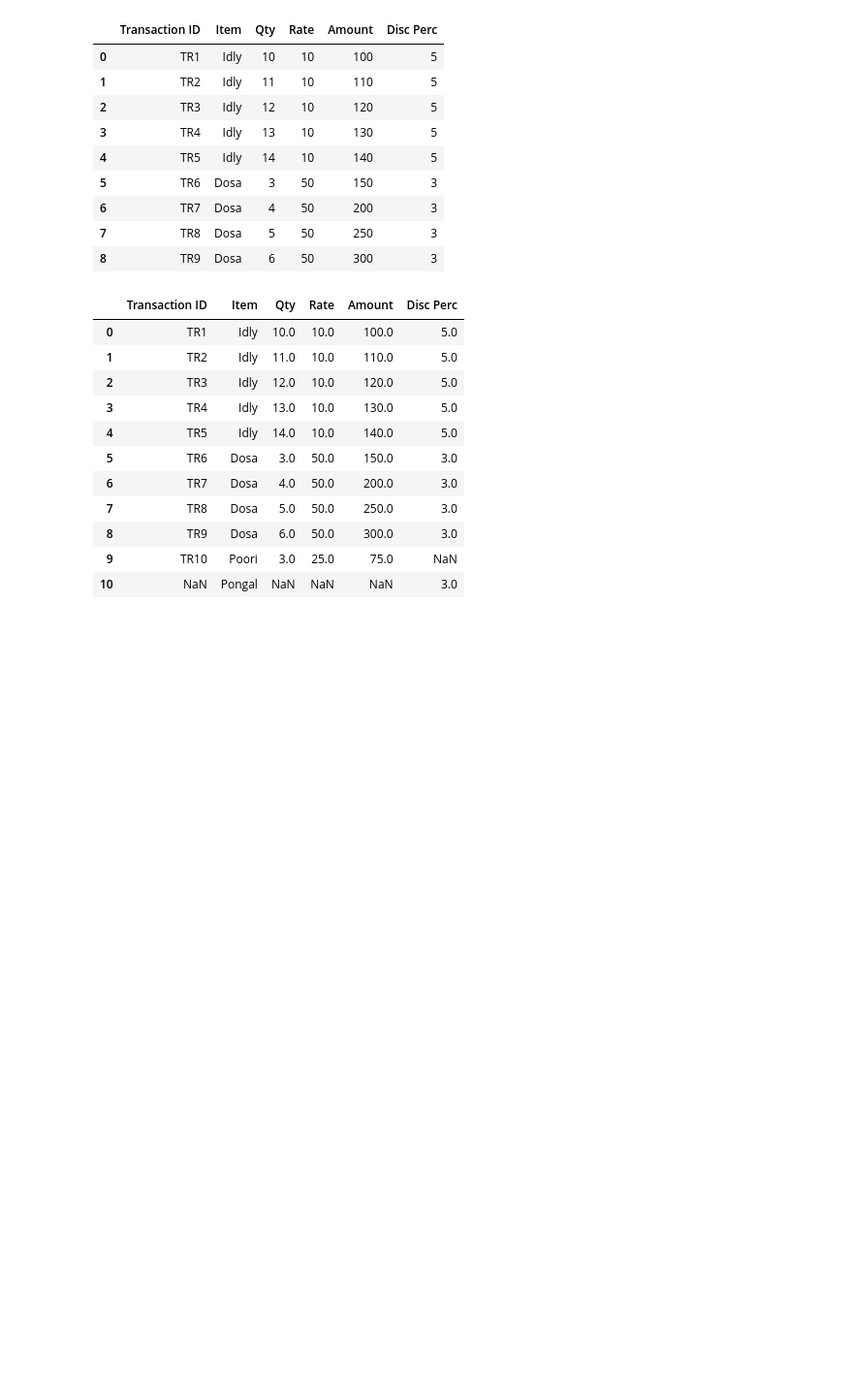
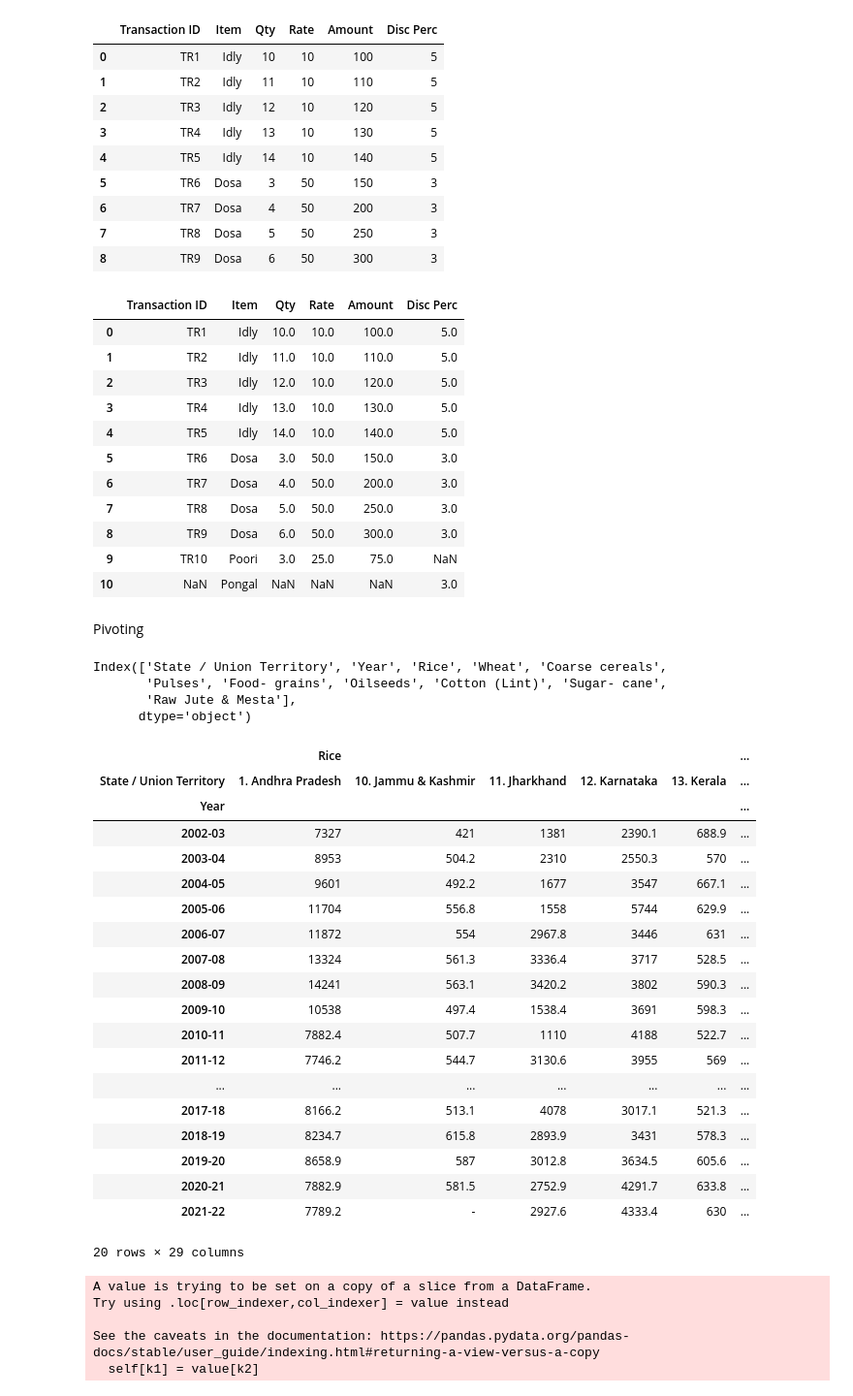
Before and after one commit to chandrakanthkarunakaran/Data-Analytics, a Jupyter notebook: Pandas.ipynb, the cells around one changed output. Shown at 97% size. Cells and saved outputs as stored; diff of their text form; code cells hidden in the pictures; blank space fills up the shorter version.

```diff
--- a/Pandas.ipynb
+++ b/Pandas.ipynb
@@ -469,3 +469,7 @@ pd.merge(left=txnDF,right=dataTxn["DiscPerc"],how="outer",left_on="Item",right_o
 | 8 | TR9 | Dosa | 6.0 | 50.0 | 300.0 | 3.0 |
 | 9 | TR10 | Poori | 3.0 | 25.0 | 75.0 | NaN |
 | 10 | NaN | Pongal | NaN | NaN | NaN | 3.0 |
+# %% [markdown]
+Pivoting
+# %%
+data=pd.read_csv("CROPSINDIA2002-2022.csv")
@@ -471,0 +482,30 @@ pd.merge(left=txnDF,right=dataTxn["DiscPerc"],how="outer",left_on="Item",right_o
+# %%
+dataL1.columns
+# %% [output]
+Index(['State / Union Territory', 'Year', 'Rice', 'Wheat', 'Coarse cereals',
+       'Pulses', 'Food- grains', 'Oilseeds', 'Cotton (Lint)', 'Sugar- cane',
+       'Raw Jute & Mesta'],
+      dtype='object')
+# %%
+pd.pivot_table(data=dataL1,values=["Rice"],index="Year",columns="State / Union Territory",aggfunc=sum)
+# %% [output]
+|  | Rice |  |  |  |  | ... |
+| State / Union Territory | 1. Andhra Pradesh | 10. Jammu & Kashmir | 11. Jharkhand | 12. Karnataka | 13. Kerala | ... |
+| Year |  |  |  |  |  | ... |
+| 2002-03 | 7327 | 421 | 1381 | 2390.1 | 688.9 | ... |
+| 2003-04 | 8953 | 504.2 | 2310 | 2550.3 | 570 | ... |
+| 2004-05 | 9601 | 492.2 | 1677 | 3547 | 667.1 | ... |
+| 2005-06 | 11704 | 556.8 | 1558 | 5744 | 629.9 | ... |
+| 2006-07 | 11872 | 554 | 2967.8 | 3446 | 631 | ... |
+| 2007-08 | 13324 | 561.3 | 3336.4 | 3717 | 528.5 | ... |
+| 2008-09 | 14241 | 563.1 | 3420.2 | 3802 | 590.3 | ... |
+| 2009-10 | 10538 | 497.4 | 1538.4 | 3691 | 598.3 | ... |
+| 2010-11 | 7882.4 | 507.7 | 1110 | 4188 | 522.7 | ... |
+| 2011-12 | 7746.2 | 544.7 | 3130.6 | 3955 | 569 | ... |
+| ... | ... | ... | ... | ... | ... | ... |
+| 2017-18 | 8166.2 | 513.1 | 4078 | 3017.1 | 521.3 | ... |
+| 2018-19 | 8234.7 | 615.8 | 2893.9 | 3431 | 578.3 | ... |
+| 2019-20 | 8658.9 | 587 | 3012.8 | 3634.5 | 605.6 | ... |
+| 2020-21 | 7882.9 | 581.5 | 2752.9 | 4291.7 | 633.8 | ... |
+| 2021-22 | 7789.2 | - | 2927.6 | 4333.4 | 630 | ... |
+20 rows × 29 columns
@@ -471,0 +514,8 @@ pd.merge(left=txnDF,right=dataTxn["DiscPerc"],how="outer",left_on="Item",right_o
+# %%
+dataL1[numCols]=dataL1[numCols].replace(to_replace="-",value=0)
+# %% [output]
+A value is trying to be set on a copy of a slice from a DataFrame.
+Try using .loc[row_indexer,col_indexer] = value instead
+
+See the caveats in the documentation: https://pandas.pydata.org/pandas-docs/stable/user_guide/indexing.html#returning-a-view-versus-a-copy
+  self[k1] = value[k2]
```
Also changed, not shown: parts of 23 cells of this notebook, 2 other files.
